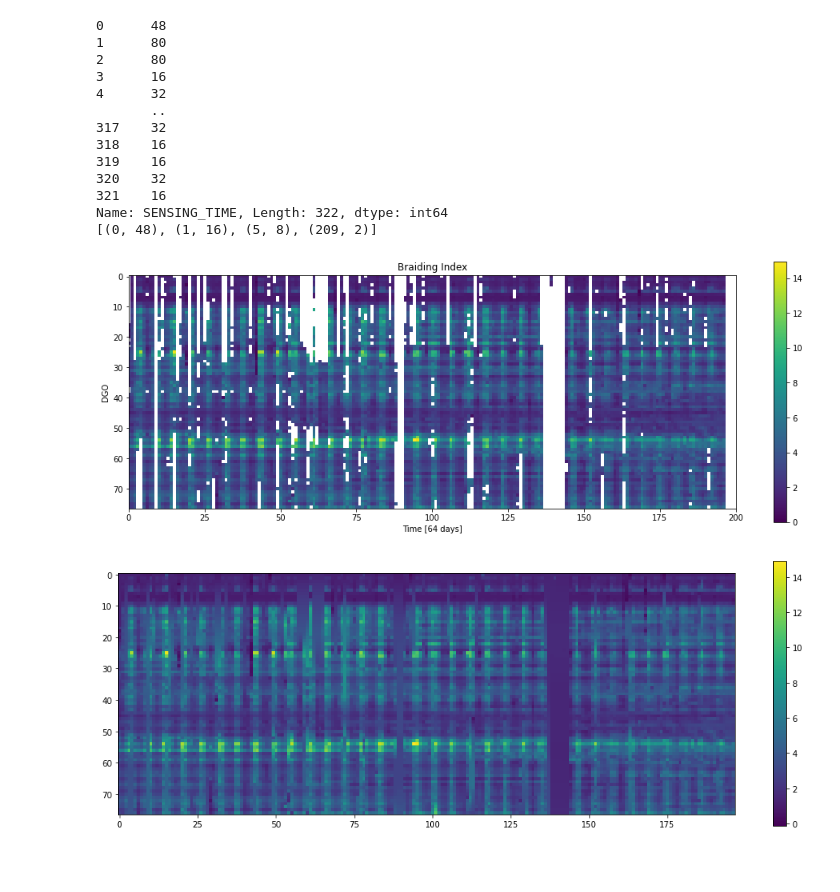
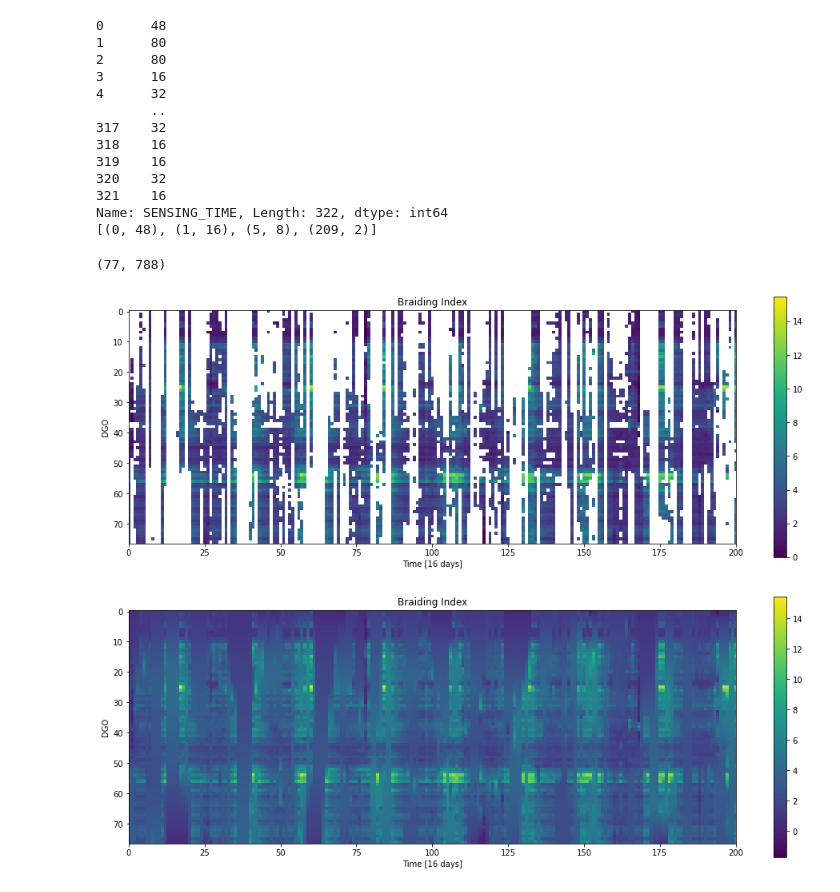
Before and after one commit to Skydive/ENS_M1_Stage_2022, a Jupyter notebook: EarthEngine/Process_Lhasa.ipynb, the cells around one changed output. Saved outputs shown, nothing was run; the diff lists cells and outputs as text; code cells hidden in the pictures; blank space fills up the shorter version.

```diff
--- a/EarthEngine/Process_Lhasa.ipynb
+++ b/EarthEngine/Process_Lhasa.ipynb
@@ -93,45 +102,70 @@ Name: SENSING_TIME, Length: 322, dtype: int64
 # %%
 # Actually perform fitting...
 df = df95.copy()
 df = df.groupby(["ID", "SENSING_TIME"]).mean().reset_index()
 
-d = 64;
+d = 16;
 
+# ONLY (Discuss) binning before/after -- effect on modifying Chambolle-Pock
 
 df["t"] = (df["SENSING_TIME"] - df["SENSING_TIME"].min()).map(lambda t: t.days // d).astype(int);
 df["x"] = df["ID"] - df["ID"].min().astype(int);
 
 df = df.groupby(["x", "t"]).mean().reset_index()
 
 Z = np.full((df["x"].max()+1, df["t"].max()+1), np.nan);
-# print(Z.shape)
+print(Z.shape)
 for k, v in df[["x", "t", "BRAIDING_INDEX"]].iterrows():
     x = v["x"].astype(int);
     t = v["t"].astype(int);
     Z[x, t] = v["BRAIDING_INDEX"];
+# TODO: PRESERVE MULTIPLICITY INFORMATION! ALSO TILE INDEX
+# ALWAYS BE ABLE TO WORK BACKWARDS TO TILE ID FROM IMAGE
 
 plt.figure(figsize=(17, 6));
 plt.imshow(Z, interpolation='none');
 plt.xlim([0, 200]);
 plt.colorbar();
 plt.xlabel(f'Time [{d} days]');
 plt.ylabel('DGO');
 plt.title('Braiding Index');
+
+xt_data = Z.copy()
+mask = np.ones(xt_data.shape);
+mask[np.isnan(xt_data)] = 0;
+xt_data[np.isnan(xt_data)] = 0;
+
+sigma = 0.05
+tau = 0.99/(1 + 4*sigma);
+xt_cp, *_ = ChambollePockDenoisingTVinpainting(xt_data, mask,
+    lamb=np.array([0.001, 0.05]),
+    tau=tau,sigma=sigma,Niter=5000)
+plt.figure(figsize=(17, 6));
+plt.imshow(xt_cp);
+plt.xlim([0, 200]);
+plt.colorbar();
+plt.xlabel(f'Time [{d} days]');
+plt.ylabel('DGO');
+plt.title('Braiding Index');
+
+# 1)
+# Validation of CC - Play with FIRST (100)
+# PLAY WITH SECOND CC THRESHOLD ACROSS RANGE (DGO) [3 values]
+
+# 2) Change INPUT --> Sentinel
+# TRY TO MAKE CHAMBOLLE POCK LANDSAT DATA APPROACH SENTINEL DATA. (DOES INTERPOLATION WORK?)
+# ALSO APPLY CHAMBOLLE POCK TO SENTINEL DATA (HOW SIMILAR ARE OUR RESULTS --- IS WHAT WE'RE DOING EVEN CORRECT?)
+
+# 3)
+# CHAMPOLLE POCK RESULTS
+# SAVE RESULTS AS FETS FILE --> matlab plots...
+# For NELLY
+
+# 4)
+# VALIDATION OF FITTED DATA TO GROUND TRUTH --- HOW IS THE FIELD WORK DONE
+# WE CAN DO THIS (EXPERT OPINION BASED)
+# LOOK AT INDIVIDUAL POINTS --- THINK RANDOM SAMPLING HYPOTHESIS TESTING(????)
 # %% [output]
+(77, 788)
-[figure, old version]
+[figure, new version]
+[figure, added]
-# %%
-xt_data = Z.copy()
-mask = np.ones(xt_data.shape);
-mask[np.isnan(xt_data)] = 0;
-xt_data[np.isnan(xt_data)] = 0;
-
-sigma = 0.05
-tau = 0.99/(1 + 4*sigma);
-xt_cp, *_ = ChambollePockDenoisingTVinpainting(xt_data, mask,
-    lamb=np.array([0.001, 0.05]),
-    tau=tau,sigma=sigma,Niter=5000)
-plt.figure(figsize=(17, 6));
-plt.imshow(xt_cp);
-plt.colorbar();
-# %% [output]
-[figure, removed]
```
Also changed, not shown: parts of 1 cell of this notebook, 1 other file.
